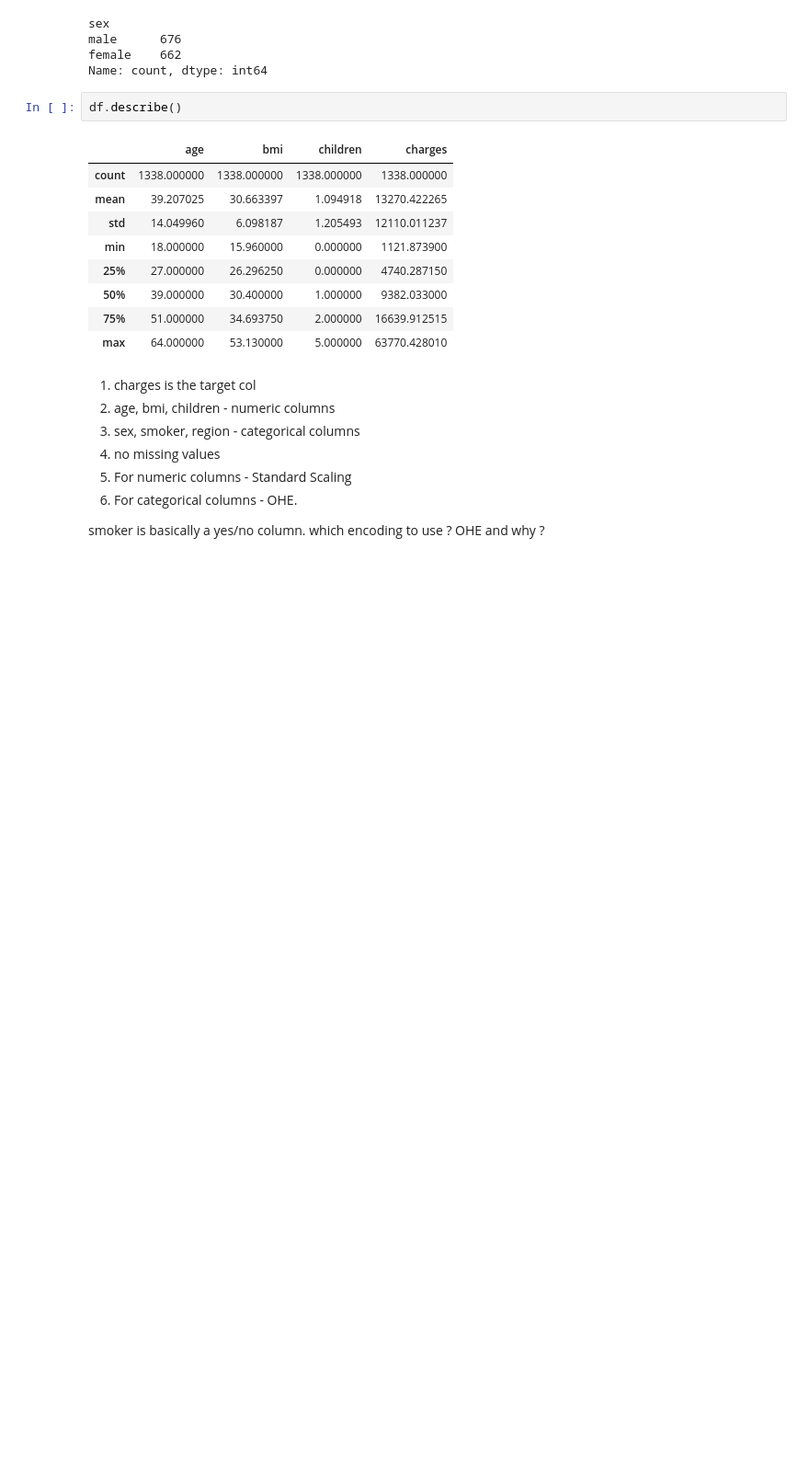
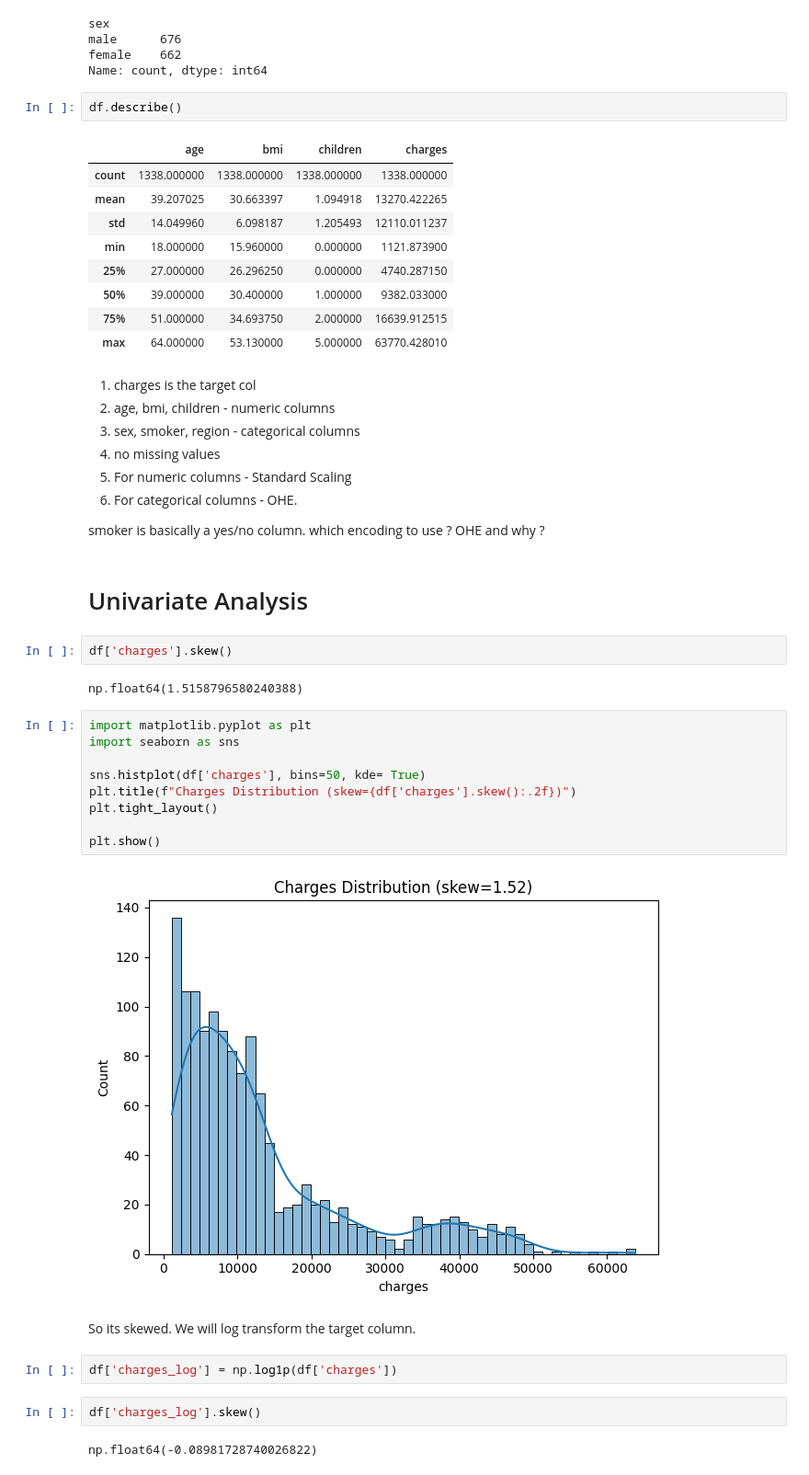
Before and after one commit to VishRoy/kaggle-notebook, a Jupyter notebook: insurance_forecast.ipynb, the cells around one changed output. Shown at 92% size. Saved outputs shown, nothing was run; the diff lists cells and outputs as text; blank space fills up the shorter version.

```diff
--- a/insurance_forecast.ipynb
+++ b/insurance_forecast.ipynb
@@ -79,3 +81,28 @@ df.describe()
 6. For categorical columns - OHE.
 
 smoker is basically a yes/no column. which encoding to use ? OHE and why ?
+# %% [markdown]
+# Univariate Analysis
+# %%
+df['charges'].skew()
+# %% [output]
+np.float64(1.5158796580240388)
+# %%
+import matplotlib.pyplot as plt
+import seaborn as sns
+
+sns.histplot(df['charges'], bins=50, kde= True)
+plt.title(f"Charges Distribution (skew={df['charges'].skew():.2f})")
+plt.tight_layout()
+
+plt.show()
+# %% [output]
+[figure, added]
+# %% [markdown]
+So its skewed. We will log transform the target column.
+# %%
+df['charges_log'] = np.log1p(df['charges'])
+# %%
+df['charges_log'].skew()
+# %% [output]
+np.float64(-0.08981728740026822)
```
Also changed, not shown: parts of 39 cells of this notebook.
